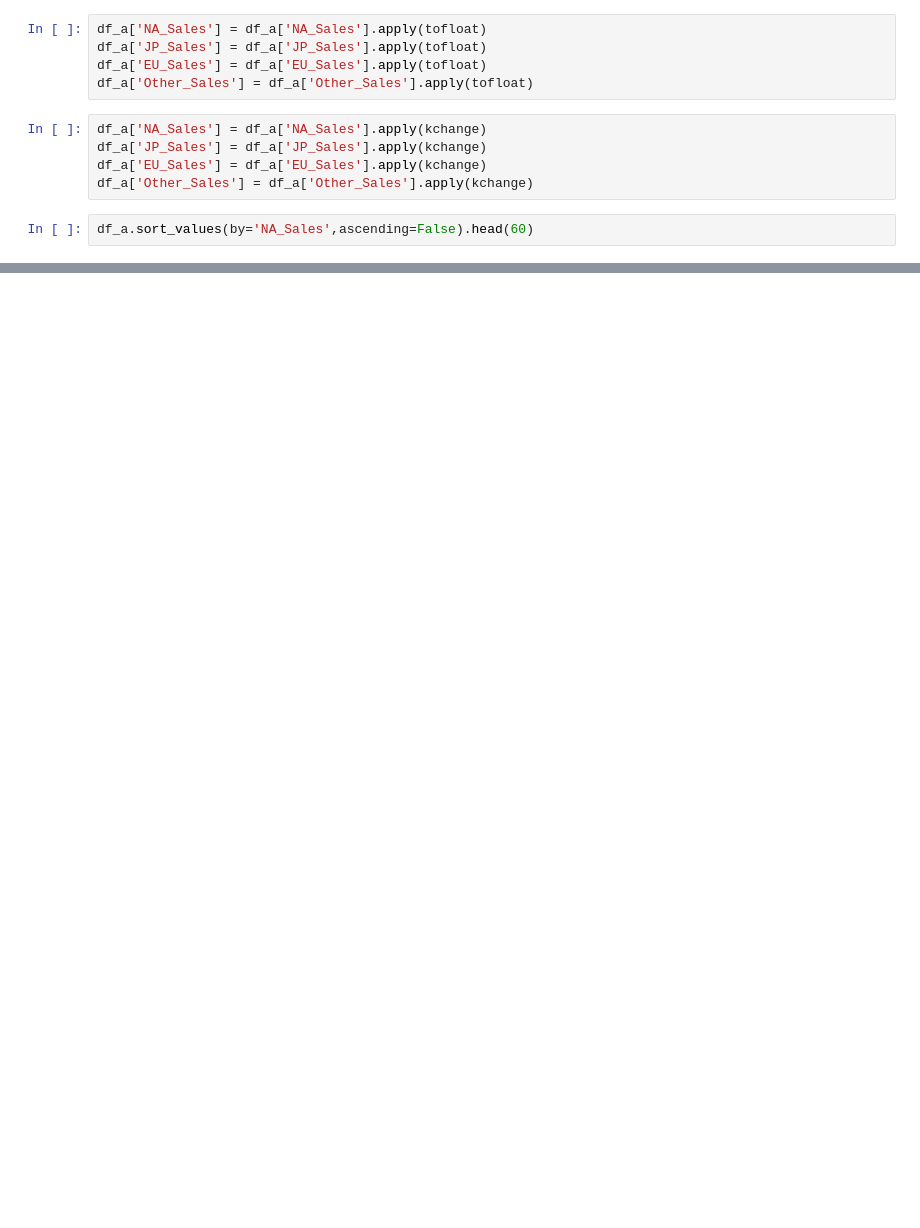
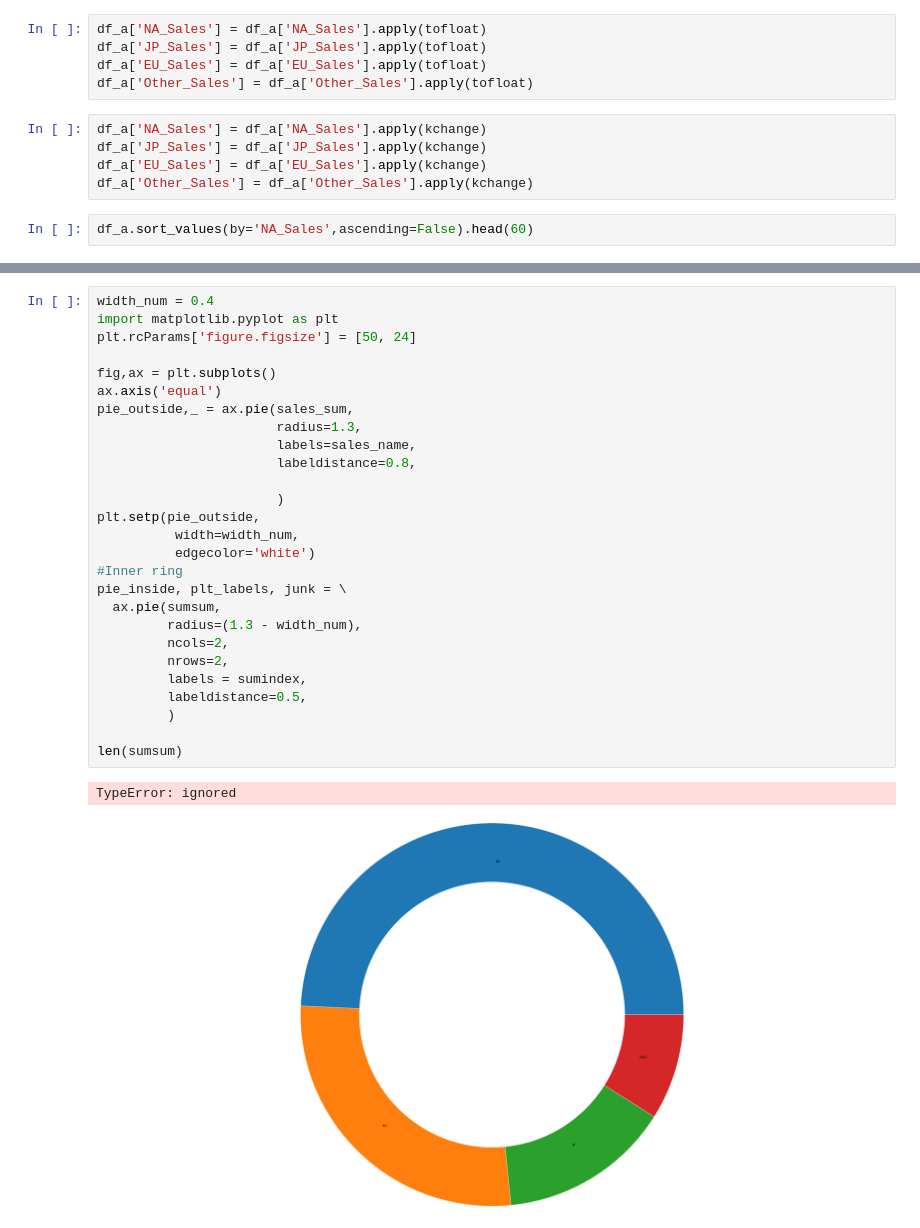
Before and after one commit to momotonton/portfolio-web, a Jupyter notebook: Project_1.ipynb, the cells around one changed output, grey strips where cells are left out. Saved outputs shown, nothing was run; the diff lists cells and outputs as text; blank space fills up the shorter version.

```diff
--- a/Project_1.ipynb
+++ b/Project_1.ipynb
@@ -304,0 +405,30 @@ df_a.sort_values(by='NA_Sales',ascending=False).head(60)
+# %%
+width_num = 0.4
+import matplotlib.pyplot as plt
+plt.rcParams['figure.figsize'] = [50, 24]
+
+fig,ax = plt.subplots()
+ax.axis('equal')
+pie_outside,_ = ax.pie(sales_sum,
+                       radius=1.3,
+                       labels=sales_name,
+                       labeldistance=0.8,
+
+                       )
+plt.setp(pie_outside,
+          width=width_num,
+          edgecolor='white')
+#Inner ring
+pie_inside, plt_labels, junk = \
+  ax.pie(sumsum,
+         radius=(1.3 - width_num),
+         ncols=2,
+         nrows=2,
+         labels = sumindex,
+         labeldistance=0.5,
+         )
+
+len(sumsum)
+# %% [output]
+TypeError: ignored
+[figure, added]
```
Also changed, not shown: parts of 11 cells of this notebook.
